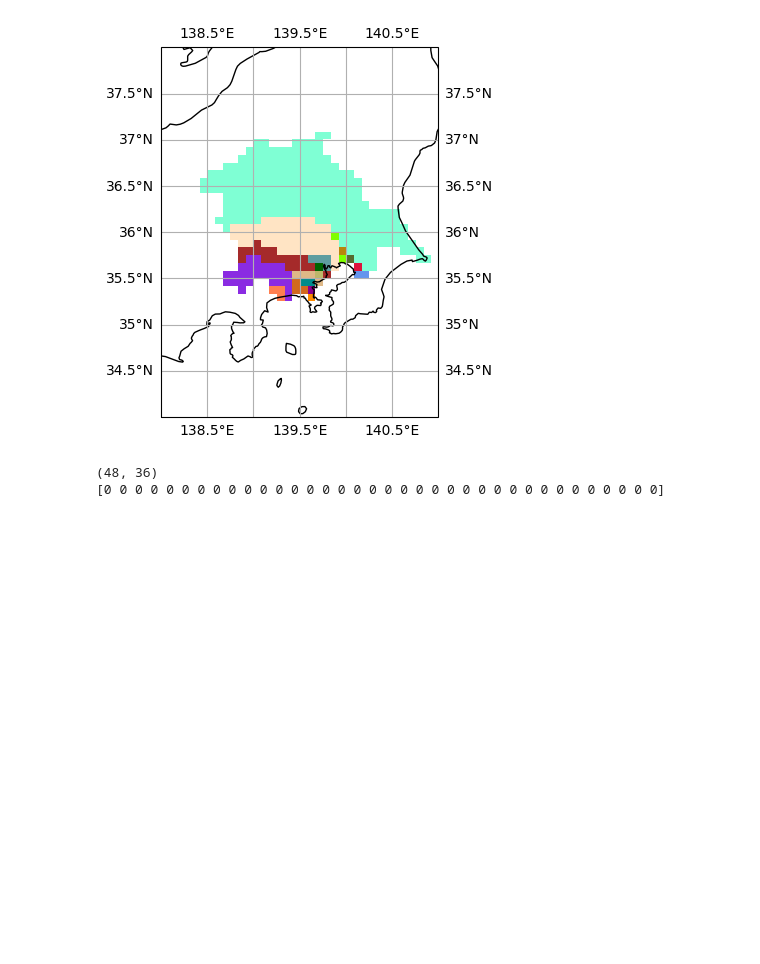
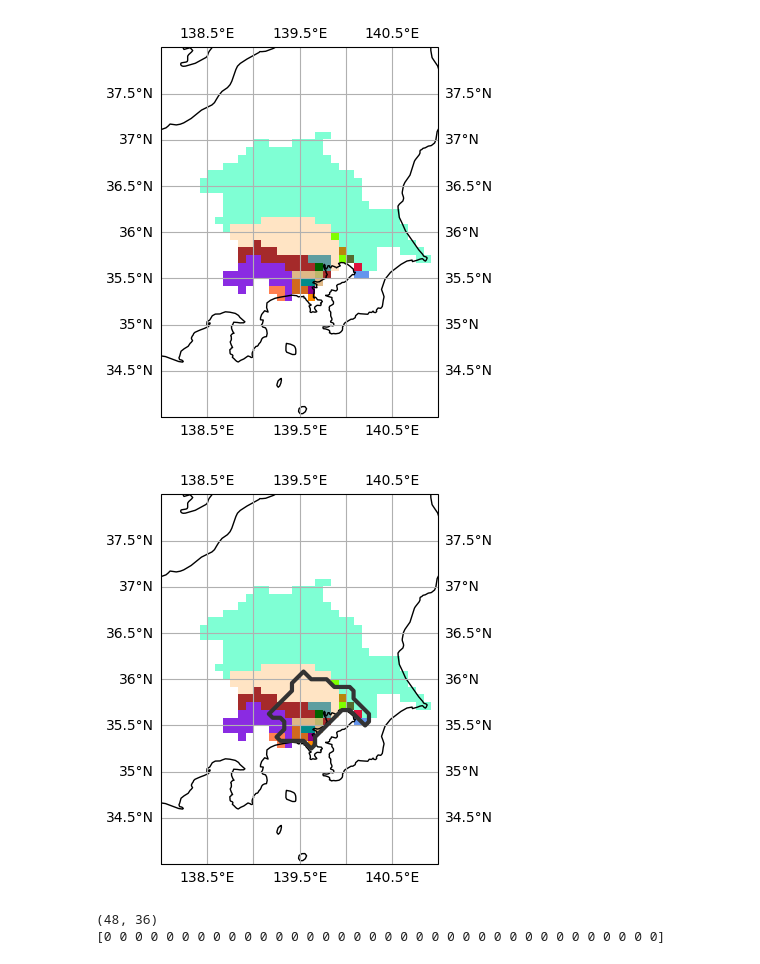
Before and after one commit to HalKiyo/h08_urban, a Jupyter notebook: region/pre/tokyo/lndmask_tokyo.ipynb, the cells around one changed output. Cells and saved outputs as stored; diff of their text form; code cells hidden in the pictures; blank space fills up the shorter version.

```diff
--- a/region/pre/tokyo/lndmask_tokyo.ipynb
+++ b/region/pre/tokyo/lndmask_tokyo.ipynb
@@ -189,6 +189,16 @@ im = ax.imshow(indexed_rivnum_unique, extent=img_extent, transform=projection,
                vmin=-1, vmax=num_colors, cmap=cmap)
 # %% [output]
 [figure]
+# %%
+fig = plt.figure()
+ax = plt.subplot(projection=projection)
+ax.coastlines()
+ax.gridlines(draw_labels=True)
+im = ax.imshow(indexed_rivnum_unique, extent=img_extent, transform=projection,
+               vmin=-1, vmax=num_colors, cmap=cmap)
+msk = ax.contour(citymask_cropped, levels=[0.5], colors='#333333', linewidths=3, origin='upper', extent=img_extent, transform=projection, zorder=10)
+# %% [output]
+[figure, added]
 # %%
 # 0-1 binary land mask file for only 5basins
 rivnum_unique_filled = rivnum_unique.filled(0)
```
Also changed, not shown: 2 other files.
